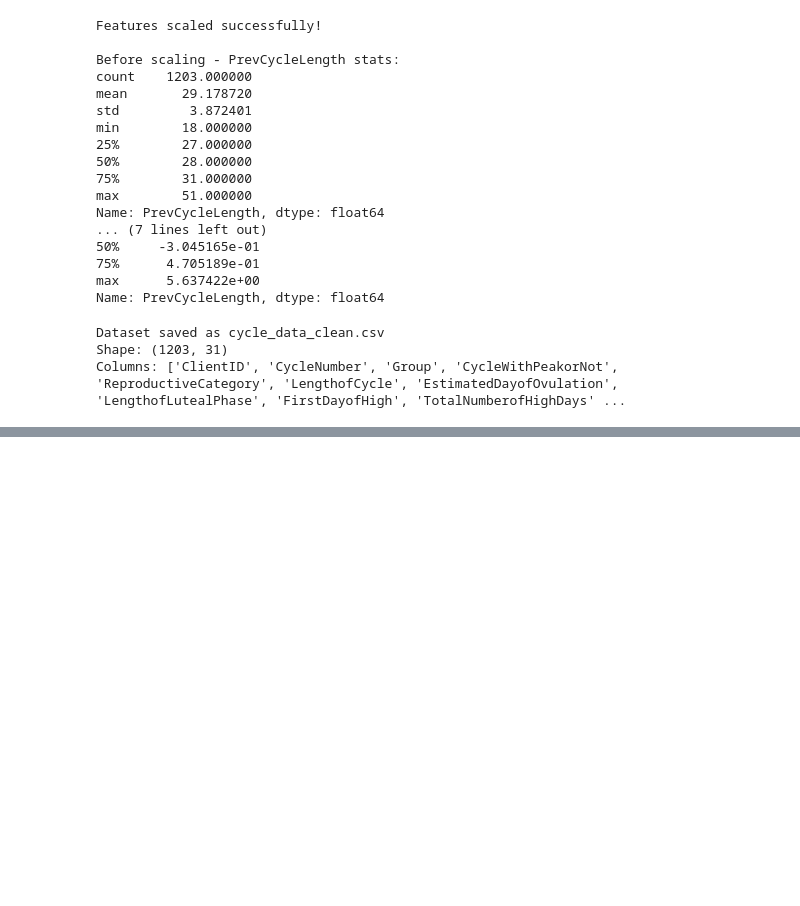
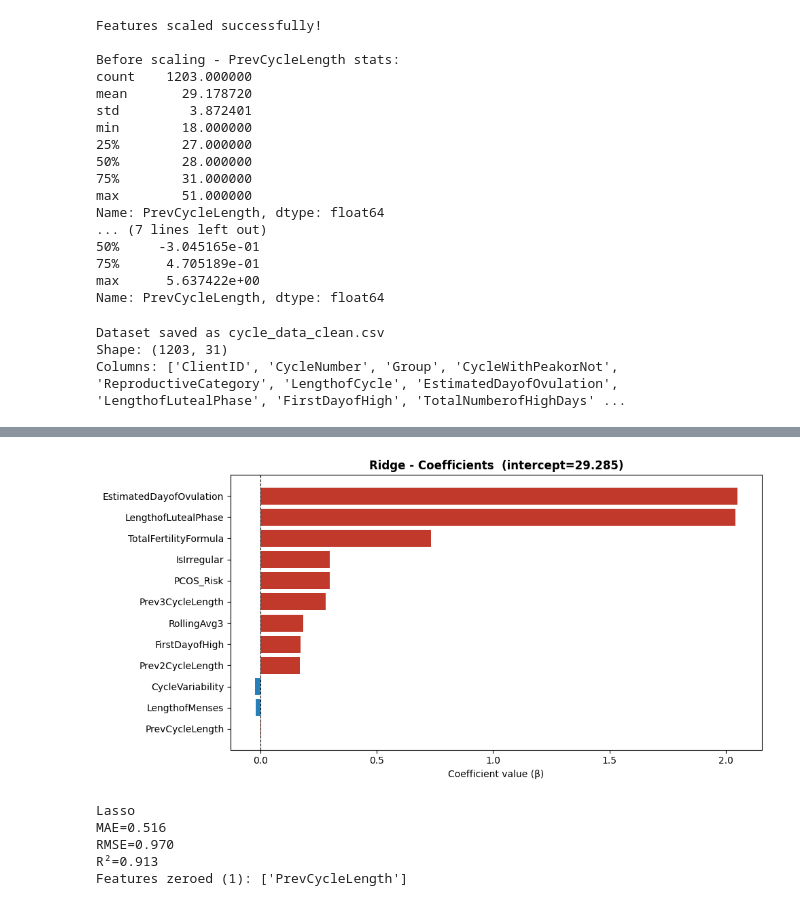
Before and after one commit to NamatovuChristineMaria123/Menstrual-Cycle-Forecasting, a Jupyter notebook: track_cycle.ipynb, the cells around one changed output, grey strips where cells are left out. Cells and saved outputs as stored; diff of their text form; code cells hidden in the pictures; blank space fills up the shorter version.

```diff
--- a/track_cycle.ipynb
+++ b/track_cycle.ipynb
@@ -1258,0 +748,54 @@ Best Model: Linear Regression
+# %%
+# RIDGE REGRESSION
+# XAI: Coefficients bar chart
+# Ridge shrinks but never zeros coefficients;
+# bar chart shows exactly which features are suppressed
+
+coef_df = pd.DataFrame({
+    'Feature':     feature_cols,
+    'Coefficient': ridge_model.coef_
+}).sort_values('Coefficient', key=abs, ascending=False)
+
+colors = ['#c0392b' if c > 0 else '#2980b9' for c in coef_df['Coefficient']]
+fig, ax = plt.subplots(figsize=(10, 5))
+ax.barh(coef_df['Feature'], coef_df['Coefficient'], color=colors)
+ax.axvline(0, color='black', linewidth=0.8, linestyle='--')
+ax.set_xlabel('Coefficient value (β)')
+ax.set_title(f'Ridge - Coefficients  (intercept={ridge_model.intercept_:.3f})', fontweight='bold')
+ax.invert_yaxis()
+plt.tight_layout()
+plt.savefig('visuals/xai_ridge_coefficients.png', dpi=150, bbox_inches='tight')
+plt.show()
+# %% [output]
+[figure, added]
+# %%
+# MODEL 3: LASSO REGRESSION
+# Training & Evaluation
+
+from sklearn.linear_model import Lasso
+
+lasso_model = Lasso(alpha=0.01, max_iter=5000)
+lasso_model.fit(X_train, y_train)
+lasso_pred  = lasso_model.predict(X_test)
+
+lasso_mae  = mean_absolute_error(y_test, lasso_pred)
+lasso_rmse = np.sqrt(mean_squared_error(y_test, lasso_pred))
+lasso_r2   = r2_score(y_test, lasso_pred)
+
+lasso_coef_df = pd.DataFrame({
+    'Feature':     feature_cols,
+    'Coefficient': lasso_model.coef_
+}).sort_values('Coefficient', key=abs, ascending=False)
+
+zeroed = lasso_coef_df[lasso_coef_df['Coefficient'] == 0]['Feature'].tolist()
+print(f"Lasso")
+print(f"MAE={lasso_mae:.3f}")
+print(f"RMSE={lasso_rmse:.3f}")
+print(f"R²={lasso_r2:.3f}")
+print(f"Features zeroed ({len(zeroed)}): {zeroed}")
+# %% [output]
+Lasso
+MAE=0.516
+RMSE=0.970
+R²=0.913
+Features zeroed (1): ['PrevCycleLength']
```
Also changed, not shown: parts of 53 cells of this notebook, 25 other files.
